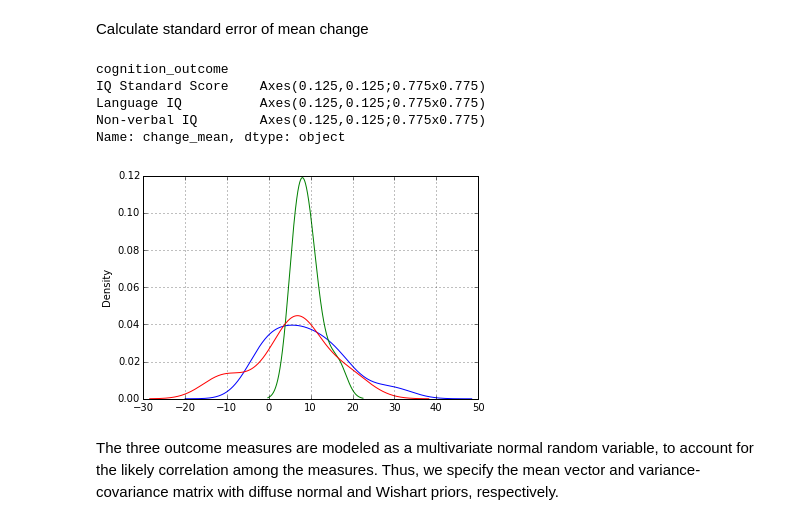
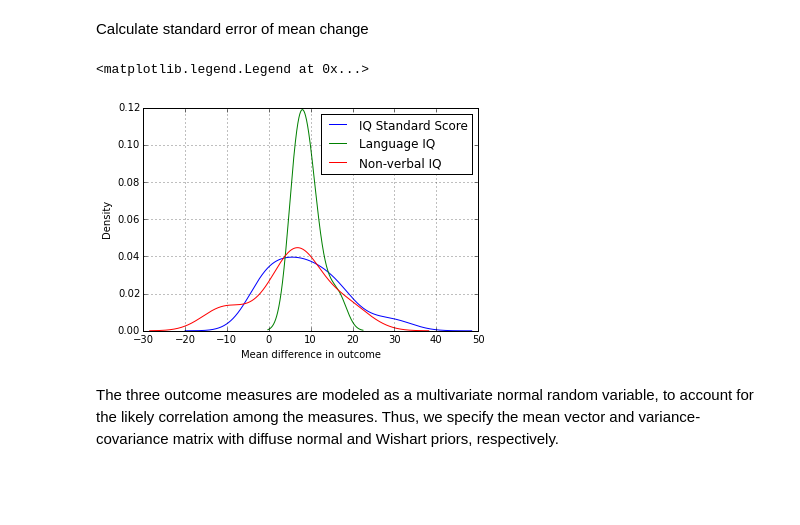
Before and after one commit to fonnesbeck/autism_intervention_MA, a Jupyter notebook: ASD Interventions Meta-analysis.ipynb, the cells around one changed output. Saved outputs shown, nothing was run; the diff lists cells and outputs as text; code cells hidden in the pictures; blank space fills up the shorter version.

```diff
--- a/ASD Interventions Meta-analysis.ipynb
+++ b/ASD Interventions Meta-analysis.ipynb
@@ -499,13 +542,11 @@ study_id = cognition_data_MA.study_id.values
 outcome_id = cognition_data_MA.outcome_id.values
 # %%
 cognition_data_MA.groupby('cognition_outcome')['change_mean'].plot(kind='kde')
+plt.xlabel('Mean difference in outcome');
+plt.legend()
 # %% [output]
-cognition_outcome
-IQ Standard Score    Axes(0.125,0.125;0.775x0.775)
-Language IQ          Axes(0.125,0.125;0.775x0.775)
-Non-verbal IQ        Axes(0.125,0.125;0.775x0.775)
-Name: change_mean, dtype: object
+<matplotlib.legend.Legend at 0x...>
-[figure, old version]
+[figure, new version]
 # %% [markdown]
 The three outcome measures are modeled as a multivariate normal random variable, to account for the likely correlation among the measures. Thus, we specify the mean vector and variance-covariance matrix with diffuse normal and Wishart priors, respectively.
 # %%
```
Also changed, not shown: parts of 28 cells of this notebook, 1 other file.
